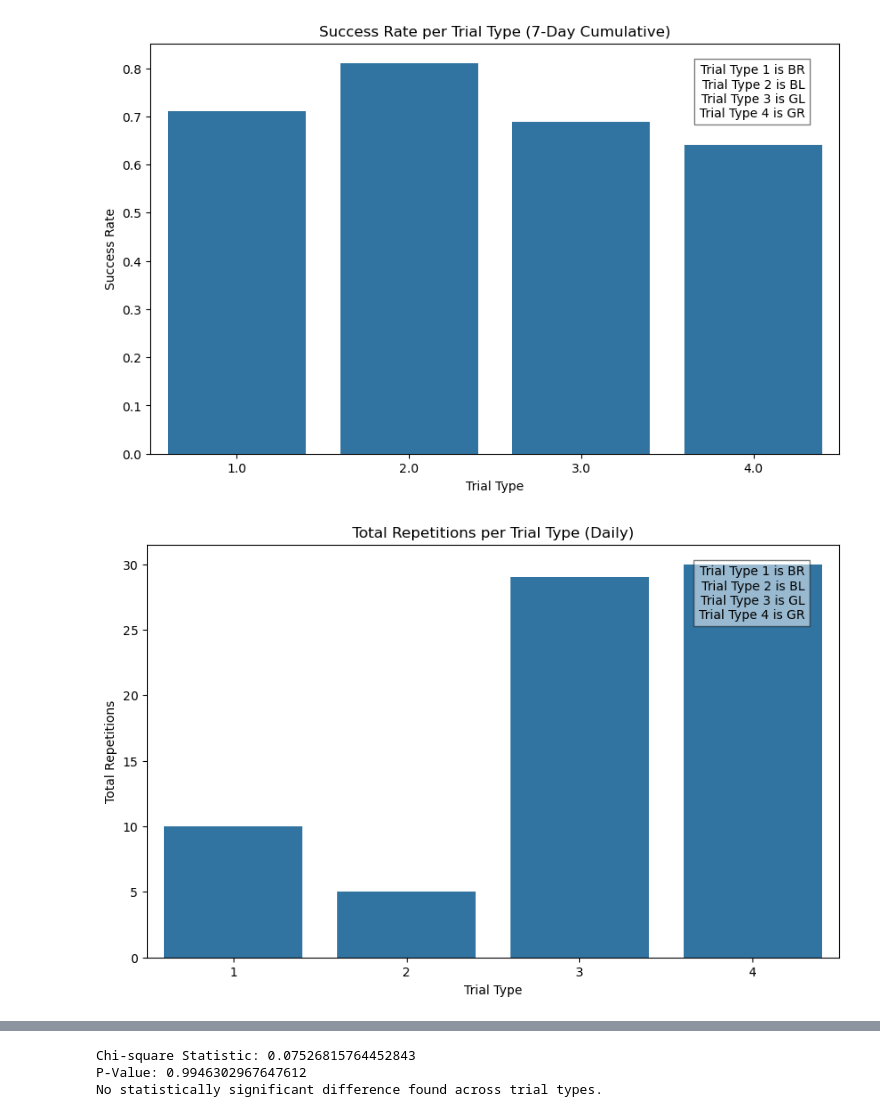
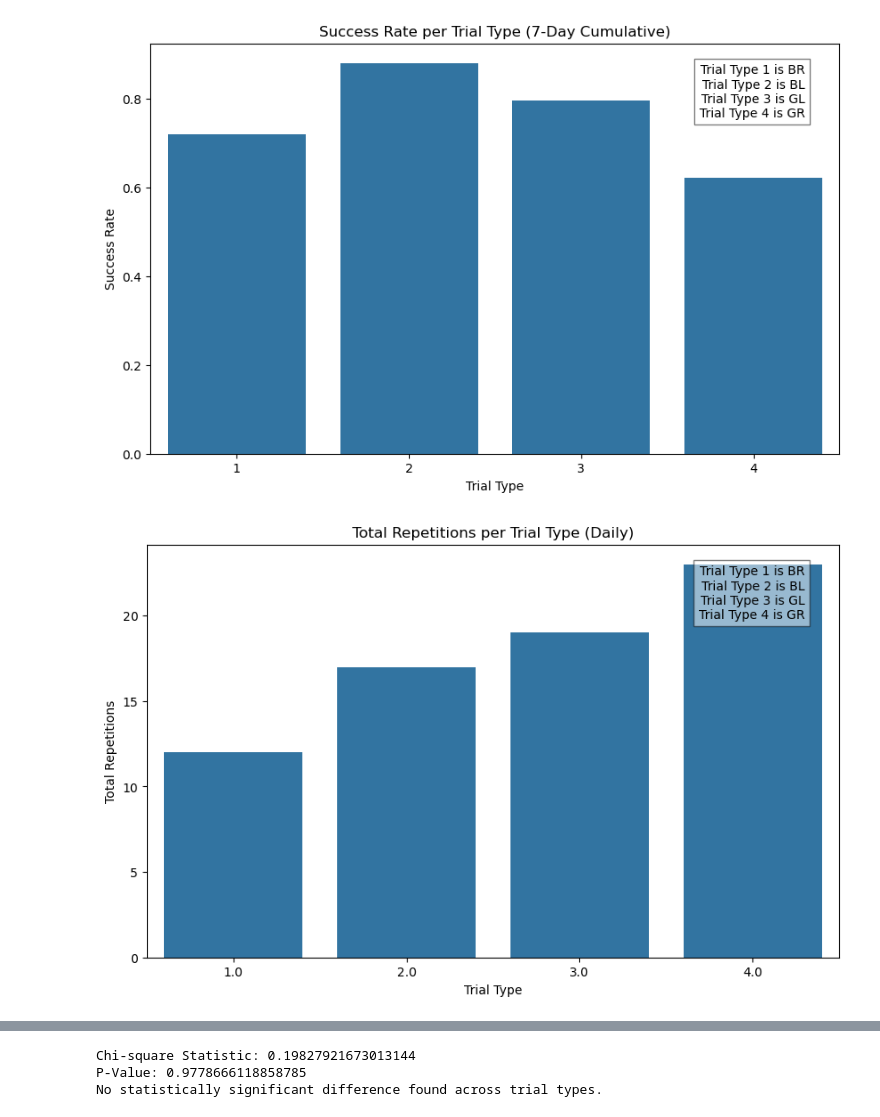
Before and after one commit to NC4Lab/omniroute_ubuntu_ws, a Jupyter notebook: src/omniroute_operation/src/single_T_maze/Behavioral_Data_Analysis/single_T_maze_data_analysis.ipynb, the cells around one changed output, grey strips where cells are left out. Drawn from its saved outputs; the diff is of its cells as text; code cells hidden in the pictures.

```diff
--- a/src/omniroute_operation/src/single_T_maze/Behavioral_Data_Analysis/single_T_maze_data_analysis.ipynb
+++ b/src/omniroute_operation/src/single_T_maze/Behavioral_Data_Analysis/single_T_maze_data_analysis.ipynb
@@ -25,7 +25,7 @@ os.environ['DATA_PATH'] = data_path
 print(f"DATA_PATH is set to: {os.environ['DATA_PATH']}")
 
 rat_number = 8
-date = '241202'
+date = '241204'
 
 messages, bag_file = determine_trial_info(rat_number, date)
 
@@ -84,14 +84,11 @@ else:
     all_trial_types = pd.DataFrame({
         'Trial Type': range(1, 5)
     })
-    print(grouped_df)
     # Merge the all_trial_types DataFrame with grouped_df
     # Use a left join to ensure all trial types are included
     final_df = pd.merge(all_trial_types, grouped_df, on='Trial Type', how='left')
-    print(final_df)
     # Fill NaN values resulting from the merge with 0
     final_df = final_df.fillna(0)
-    print(final_df)
 
     # Ensure all counts are integers
     final_df['Error_Count'] = final_df['Error_Count'].astype(int)
@@ -284,2 +274,2 @@ Combined CSV saved to \\10.34.1.59\big_gulp\nc4_rat_data\Maze_Rats\NC40008\24120
-[figure, old version]
+[figure, new version]
-[figure, old version]
+[figure, new version]
@@ -288,3 +278,3 @@ Combined CSV saved to \\10.34.1.59\big_gulp\nc4_rat_data\Maze_Rats\NC40008\24120
-Chi-square Statistic: 0.07526815764452843
-P-Value: 0.9946302967647612
+Chi-square Statistic: 0.19827921673013144
+P-Value: 0.9778666118858785
 No statistically significant difference found across trial types.
```
Also changed, not shown: parts of 1 cell of this notebook, 2 other files.
